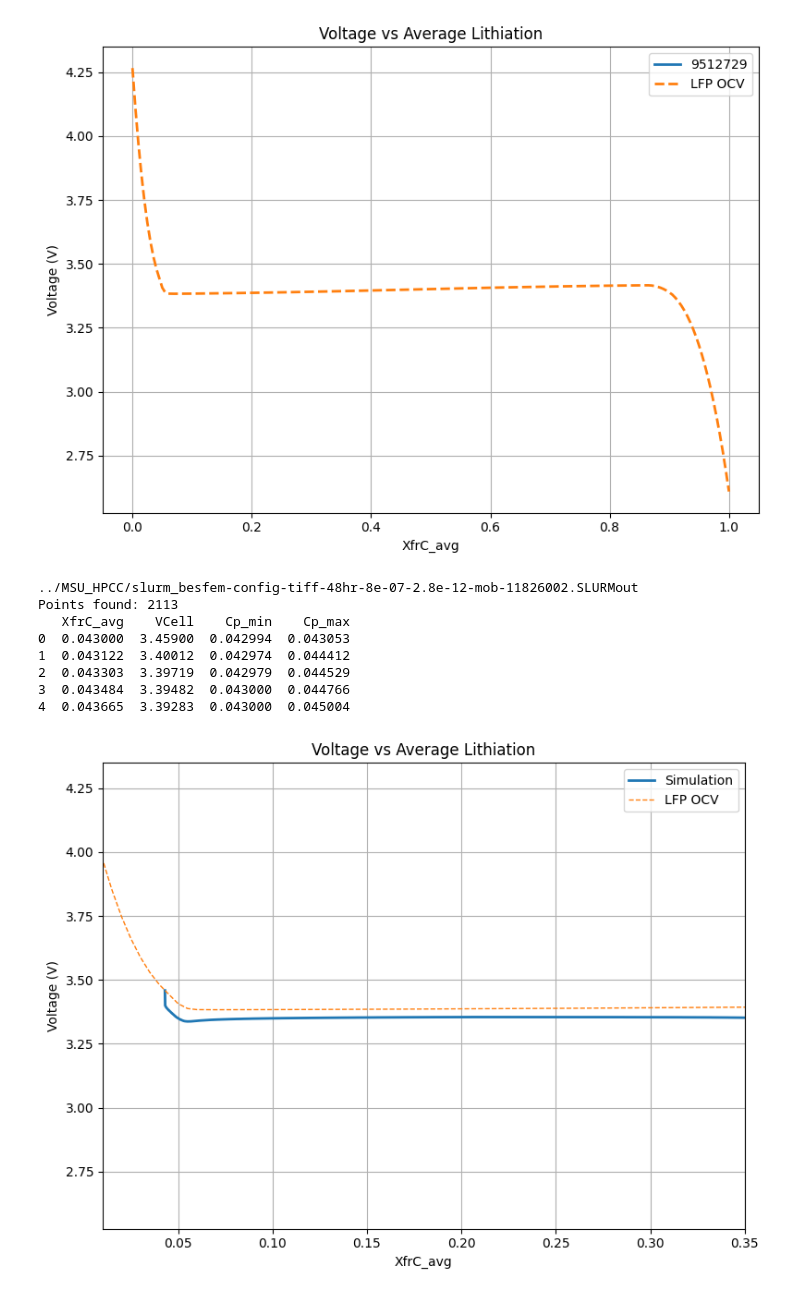
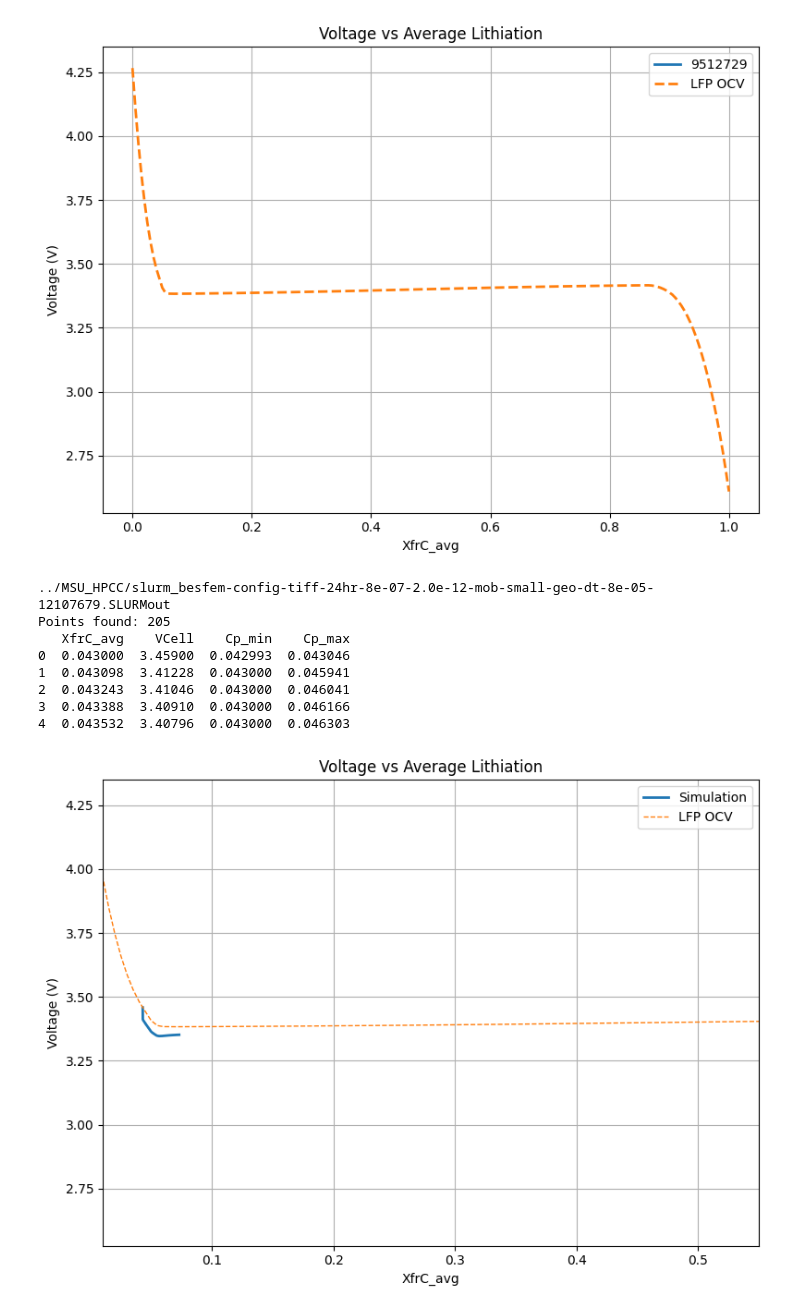
Before and after one commit to trahman64/BESFEM, a Jupyter notebook: plotting/OCV_CellVoltage.ipynb, the cells around one changed output. Drawn from its saved outputs; the diff is of its cells as text; code cells hidden in the pictures.

```diff
--- a/plotting/OCV_CellVoltage.ipynb
+++ b/plotting/OCV_CellVoltage.ipynb
@@ -319,7 +319,7 @@ def load_data(file_path):
 # ============================================================
 
 df1 = load_data(
-    "../MSU_HPCC/slurm_besfem-config-tiff-48hr-8e-07-2.8e-12-mob-11826002.SLURMout"
+    "../MSU_HPCC/slurm_besfem-config-tiff-24hr-8e-07-2.0e-12-mob-small-geo-dt-8e-05-12107679.SLURMout"
 )
 
 # ============================================================
@@ -374,38 +374,38 @@ plt.show()
 #     df1["XfrC_avg"],
 #     df1["Cp_min"],
 #     linewidth=2,
 #     label="Cp_min"
 # )
 
 # plt.plot(
 #     df1["XfrC_avg"],
 #     df1["Cp_max"],
 #     linewidth=2,
 #     label="Cp_max"
 # )
 
 # plt.plot(
 #     df1["XfrC_avg"],
 #     df1["XfrC_avg"],
 #     "--",
 #     linewidth=2,
 #     label="XfrC_avg"
 # )
 
 # plt.xlabel("XfrC_avg")
 # plt.ylabel("Concentration")
 # plt.title("LFP Concentration Spread")
 # plt.grid(True)
 # plt.legend()
 # plt.tight_layout()
 # plt.show()
 # %% [output]
-../MSU_HPCC/slurm_besfem-config-tiff-48hr-8e-07-2.8e-12-mob-11826002.SLURMout
-Points found: 2113
+../MSU_HPCC/slurm_besfem-config-tiff-24hr-8e-07-2.0e-12-mob-small-geo-dt-8e-05-12107679.SLURMout
+Points found: 205
    XfrC_avg    VCell    Cp_min    Cp_max
-0  0.043000  3.45900  0.042994  0.043053
-1  0.043122  3.40012  0.042974  0.044412
-2  0.043303  3.39719  0.042979  0.044529
-3  0.043484  3.39482  0.043000  0.044766
-4  0.043665  3.39283  0.043000  0.045004
+0  0.043000  3.45900  0.042993  0.043046
+1  0.043098  3.41228  0.043000  0.045941
+2  0.043243  3.41046  0.043000  0.046041
+3  0.043388  3.40910  0.043000  0.046166
+4  0.043532  3.40796  0.043000  0.046303
-[figure, old version]
+[figure, new version]
```
Also changed, not shown: 5 other files.
